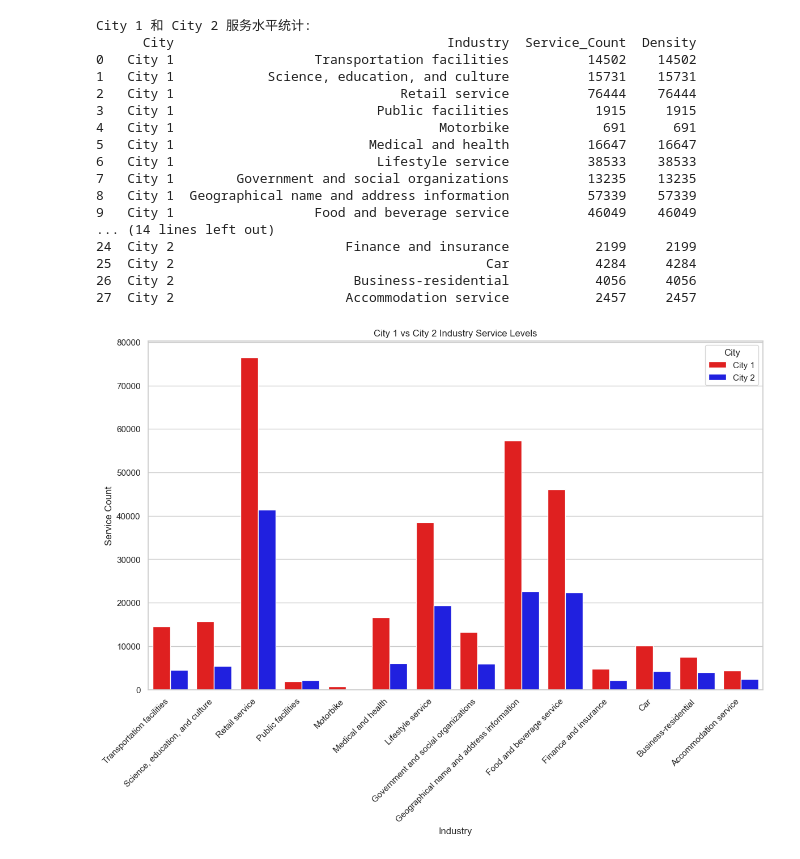
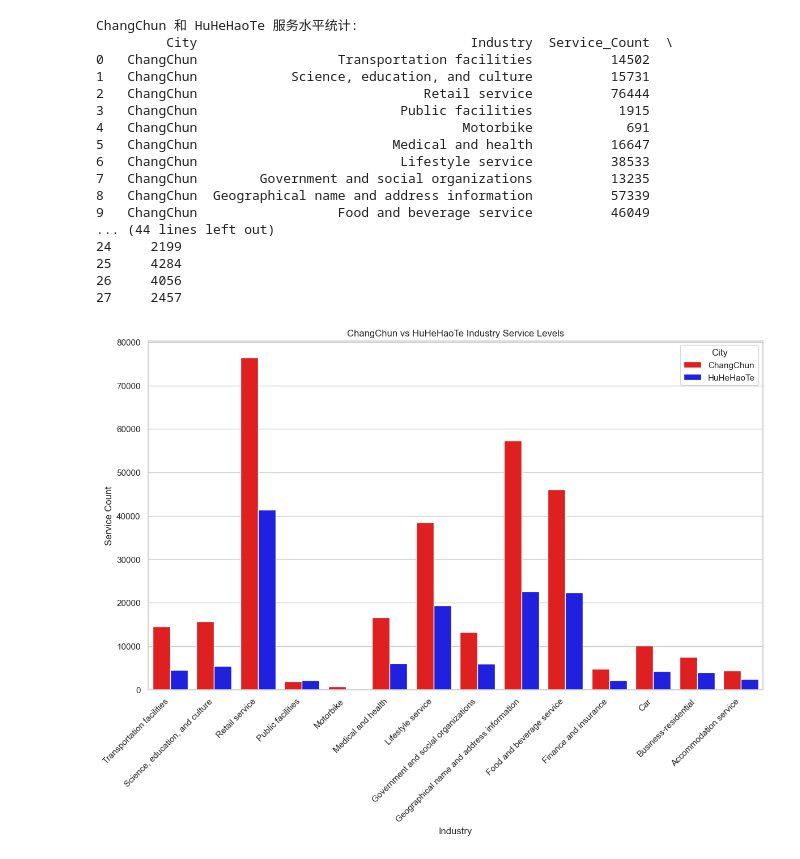
Before and after one commit to shydoors/just-for-playing, a Jupyter notebook: q2.ipynb, the cells around one changed output. Drawn from its saved outputs; the diff is of its cells as text; code cells hidden in the pictures.

```diff
--- a/q2.ipynb
+++ b/q2.ipynb
@@ -139,17 +139,17 @@ def analyze_service_levels(city_data, city_name):
 
     os.makedirs('images', exist_ok=True)
     # 保存图片到images文件夹
-    plt.savefig(f'images\\{city_name}-1.jpg')
+    plt.savefig(f'images\\{city_name}-柱状图.jpg')
     # 显示图形
     plt.show()
 
 
 
 # 加载城市1和城市2的数据
-city1_data = load_data('Appendix-3')
-city2_data = load_data('Appendix-4')
+city1_data = load_data('长春市')
+city2_data = load_data('呼和浩特市')
 
 # 分析城市1和城市2的服务水平
-analyze_service_levels(city1_data, "City_1")
-analyze_service_levels(city2_data, "City_2")
+analyze_service_levels(city1_data, "ChangChun")
+analyze_service_levels(city2_data, "HuHeHaoTe")
 # %% [output]
@@ -226,52 +226,51 @@ def analyze_service_levels(city1_data, city2_data, city1_name, city2_name):
     summary_df = pd.DataFrame(summary)
 
     # 显示服务水平的汇总结果
     print(f"{city1_name} 和 {city2_name} 服务水平统计:")
     print(summary_df)
 
     # 绘制每个行业的服务数量对比柱状图
     sns.set(style="whitegrid")
     plt.figure(figsize=(14, 8))
 
     # 使用Seaborn绘制柱状图，以城市分组显示
     # 指定颜色为红色和蓝色
     sns.barplot(x='Industry', y='Service_Count', hue='City', data=summary_df, palette=['red', 'blue'])
 
     # 添加标题和标签
     plt.title(f'{city1_name} vs {city2_name} Industry Service Levels')
     plt.xlabel('Industry')
     plt.ylabel('Service Count')
 
     # 旋转x轴标签以避免重叠
     plt.xticks(rotation=45, ha='right')
 
     os.makedirs('images', exist_ok=True)
     plt.savefig(f'images\\compartion.jpg')
     # 显示图形
     plt.show()
 
 # 加载城市1和城市2的数据
-city1_data = load_data('Appendix-3')
-city2_data = load_data('Appendix-4')
-
+city1_data = load_data('长春市')
+city2_data = load_data('呼和浩特市')
 # 分析并比较城市1和城市2的服务水平
-analyze_service_levels(city1_data, city2_data, "City 1", "City 2")
+analyze_service_levels(city1_data, city2_data, "ChangChun", "HuHeHaoTe")
 # %% [output]
-City 1 和 City 2 服务水平统计:
-      City                                   Industry  Service_Count  Density
-0   City 1                  Transportation facilities          14502    14502
-1   City 1            Science, education, and culture          15731    15731
-2   City 1                             Retail service          76444    76444
-3   City 1                          Public facilities           1915     1915
-4   City 1                                  Motorbike            691      691
-5   City 1                         Medical and health          16647    16647
-6   City 1                          Lifestyle service          38533    38533
-7   City 1        Government and social organizations          13235    13235
-8   City 1  Geographical name and address information          57339    57339
-9   City 1                  Food and beverage service          46049    46049
-... (14 lines left out)
-24  City 2                      Finance and insurance           2199     2199
-25  City 2                                        Car           4284     4284
-26  City 2                       Business-residential           4056     4056
-27  City 2                      Accommodation service           2457     2457
+ChangChun 和 HuHeHaoTe 服务水平统计:
+         City                                   Industry  Service_Count  \
+0   ChangChun                  Transportation facilities          14502
+1   ChangChun            Science, education, and culture          15731
+2   ChangChun                             Retail service          76444
+3   ChangChun                          Public facilities           1915
+4   ChangChun                                  Motorbike            691
+5   ChangChun                         Medical and health          16647
+6   ChangChun                          Lifestyle service          38533
+7   ChangChun        Government and social organizations          13235
+8   ChangChun  Geographical name and address information          57339
+9   ChangChun                  Food and beverage service          46049
+... (44 lines left out)
+24     2199
+25     4284
+26     4056
+27     2457
-[figure, old version]
+[figure, new version]
```
Also changed, not shown: parts of 2 cells of this notebook, 38 other files.
